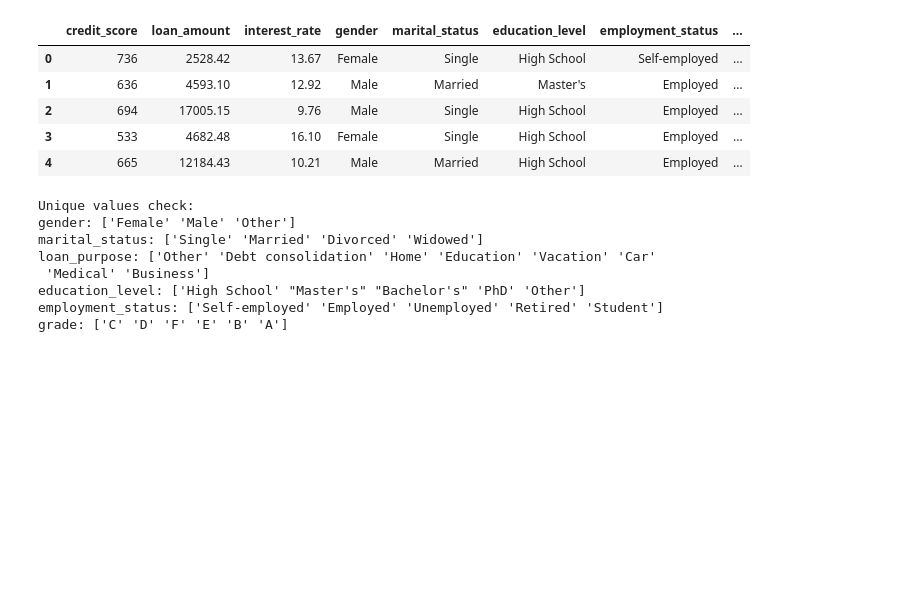
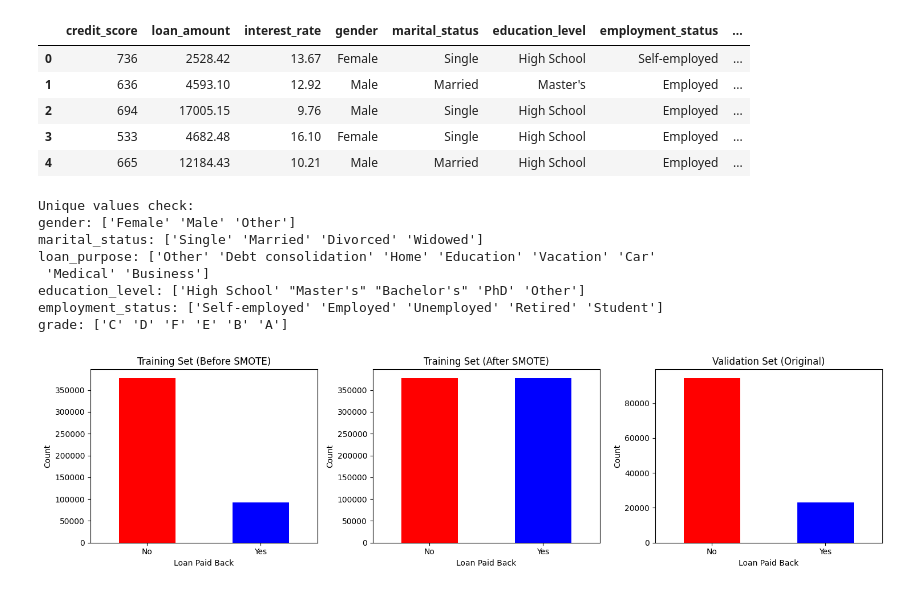
Before and after one commit to kokilagaurav/Loan_payback_predictiing_system, a Jupyter notebook: notebook.ipynb, the cells around one changed output. Drawn from its saved outputs; the diff is of its cells as text; code cells hidden in the pictures; blank space fills up the shorter version.

Commit message:
data set balanced

```diff
--- a/notebook.ipynb
+++ b/notebook.ipynb
@@ -328,0 +333,40 @@ y_train_final = y.reset_index(drop=True)
+# %%
+X_train, X_val, y_train, y_val = train_test_split(
+    X_train_final,
+    y_train_final,
+    test_size=0.2,
+    random_state=42,
+    stratify=y_train_final
+)
+# %%
+smote = SMOTE(random_state=42, k_neighbors=5)
+X_train_balanced, y_train_balanced = smote.fit_resample(X_train, y_train)
+# %%
+# Visualize the balancing
+fig, axes = plt.subplots(1, 3, figsize=(15, 4))
+
+# Original imbalanced data
+pd.Series(y_train).value_counts().plot(kind='bar', ax=axes[0], color=['red', 'blue'])
+axes[0].set_title('Training Set (Before SMOTE)')
+axes[0].set_xlabel('Loan Paid Back')
+axes[0].set_ylabel('Count')
+axes[0].set_xticklabels(['No', 'Yes'], rotation=0)
+
+# Balanced training data
+pd.Series(y_train_balanced).value_counts().plot(kind='bar', ax=axes[1], color=['red', 'blue'])
+axes[1].set_title('Training Set (After SMOTE)')
+axes[1].set_xlabel('Loan Paid Back')
+axes[1].set_ylabel('Count')
+axes[1].set_xticklabels(['No', 'Yes'], rotation=0)
+
+# Validation data
+pd.Series(y_val).value_counts().plot(kind='bar', ax=axes[2], color=['red', 'blue'])
+axes[2].set_title('Validation Set (Original)')
+axes[2].set_xlabel('Loan Paid Back')
+axes[2].set_ylabel('Count')
+axes[2].set_xticklabels(['No', 'Yes'], rotation=0)
+
+plt.tight_layout()
+plt.show()
+# %% [output]
+[figure, added]
```
Also changed, not shown: parts of 1 cell of this notebook.
